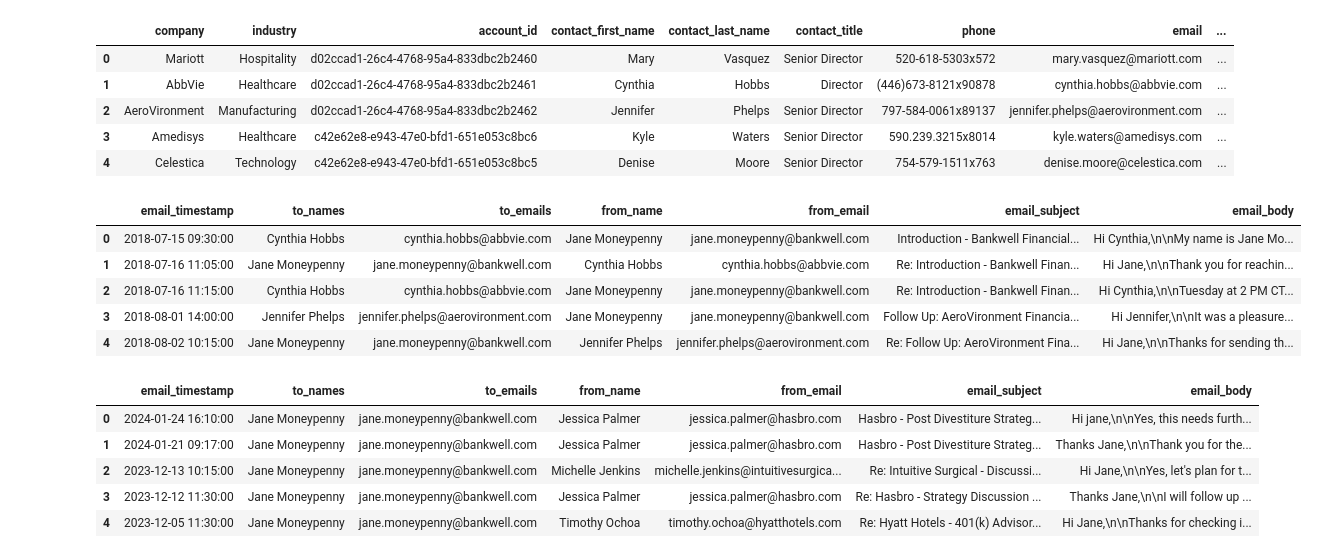
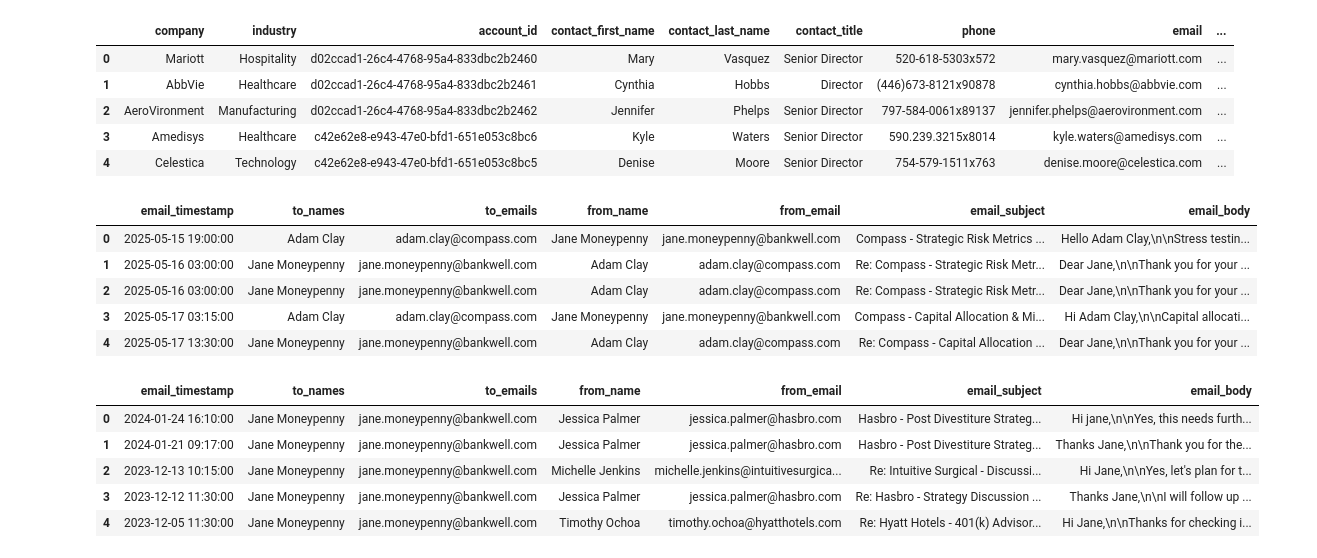
Before and after one commit to ConvoAI-Capstone-SpSu2025/currensee, a Jupyter notebook: notebooks/1.0-data_loading/7.0-preference-data-testing.ipynb, the cells around one changed output. Drawn from its saved outputs; the diff is of its cells as text; code cells hidden in the pictures.

```diff
--- a/notebooks/1.0-data_loading/7.0-preference-data-testing.ipynb
+++ b/notebooks/1.0-data_loading/7.0-preference-data-testing.ipynb
@@ -273,26 +293,26 @@ df.head()
 # %%
 qry = """SELECT email_timestamp
         , to_names
         , to_emails
         , from_name
         , from_email
         , email_subject
         , email_body
         FROM email_data
-        WHERE email_timestamp < '2024-03-26 11:00:00'
-       -- and ( to_emails = 'adam.clay@compass.com' OR from_email = 'adam.clay@compass.com')
+        WHERE email_timestamp > '2024-03-26 11:00:00'
+        and ( to_emails = 'adam.clay@compass.com' OR from_email = 'adam.clay@compass.com')
         and (to_emails = 'jane.moneypenny@bankwell.com' or from_email = 'jane.moneypenny@bankwell.com')
         limit 15
         """
 df = pd.read_sql(qry, con=engine)
 df.head()
 # %% [output]
 |  | email_timestamp | to_names | to_emails | from_name | from_email | email_subject | email_body |
-| 0 | 2018-07-15 09:30:00 | Cynthia Hobbs | cynthia.hobbs@abbvie.com | Jane Moneypenny | jane.moneypenny@bankwell.com | Introduction - Bankwell Financial... | Hi Cynthia,\n\nMy name is Jane Mo... |
-| 1 | 2018-07-16 11:05:00 | Jane Moneypenny | jane.moneypenny@bankwell.com | Cynthia Hobbs | cynthia.hobbs@abbvie.com | Re: Introduction - Bankwell Finan... | Hi Jane,\n\nThank you for reachin... |
-| 2 | 2018-07-16 11:15:00 | Cynthia Hobbs | cynthia.hobbs@abbvie.com | Jane Moneypenny | jane.moneypenny@bankwell.com | Re: Introduction - Bankwell Finan... | Hi Cynthia,\n\nTuesday at 2 PM CT... |
-| 3 | 2018-08-01 14:00:00 | Jennifer Phelps | jennifer.phelps@aerovironment.com | Jane Moneypenny | jane.moneypenny@bankwell.com | Follow Up: AeroVironment Financia... | Hi Jennifer,\n\nIt was a pleasure... |
-| 4 | 2018-08-02 10:15:00 | Jane Moneypenny | jane.moneypenny@bankwell.com | Jennifer Phelps | jennifer.phelps@aerovironment.com | Re: Follow Up: AeroVironment Fina... | Hi Jane,\n\nThanks for sending th... |
+| 0 | 2025-05-15 19:00:00 | Adam Clay | adam.clay@compass.com | Jane Moneypenny | jane.moneypenny@bankwell.com | Compass - Strategic Risk Metrics ... | Hello Adam Clay,\n\nStress testin... |
+| 1 | 2025-05-16 03:00:00 | Jane Moneypenny | jane.moneypenny@bankwell.com | Adam Clay | adam.clay@compass.com | Re: Compass - Strategic Risk Metr... | Dear Jane,\n\nThank you for your ... |
+| 2 | 2025-05-16 03:00:00 | Jane Moneypenny | jane.moneypenny@bankwell.com | Adam Clay | adam.clay@compass.com | Re: Compass - Strategic Risk Metr... | Dear Jane,\n\nThank you for your ... |
+| 3 | 2025-05-17 03:15:00 | Adam Clay | adam.clay@compass.com | Jane Moneypenny | jane.moneypenny@bankwell.com | Compass - Capital Allocation & Mi... | Hi Adam Clay,\n\nCapital allocati... |
+| 4 | 2025-05-17 13:30:00 | Jane Moneypenny | jane.moneypenny@bankwell.com | Adam Clay | adam.clay@compass.com | Re: Compass - Capital Allocation ... | Dear Jane,\n\nThank you for your ... |
 # %%
 meeting_timestamp = '2024-03-26 11:00:00'
 user_email = 'jane.moneypenny@bankwell.com'
```
Also changed, not shown: parts of 4 cells of this notebook, 1 other file.
